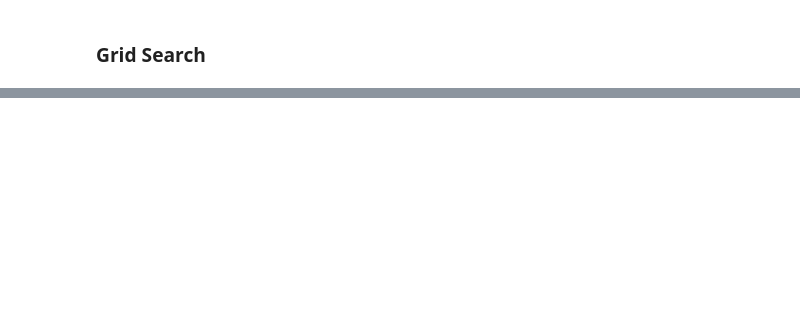
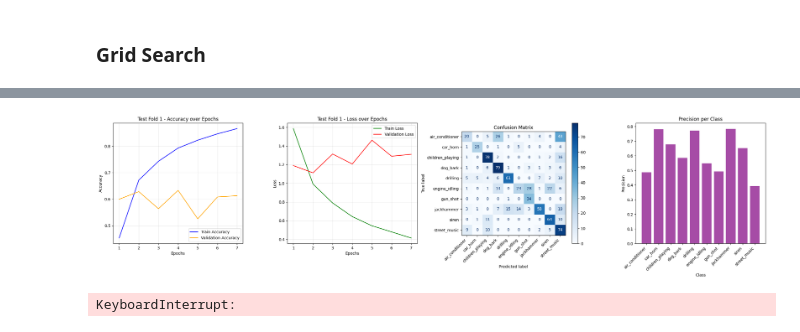
Before and after one commit to Alejandro-131004/AC-II, a Jupyter notebook: CNN.ipynb, the cells around one changed output, grey strips where cells are left out. Saved outputs shown, nothing was run; the diff lists cells and outputs as text; code cells hidden in the pictures; blank space fills up the shorter version.

```diff
--- a/CNN.ipynb
+++ b/CNN.ipynb
@@ -23,6 +0,0 @@ import pandas as pd
-# %%
-def load_fold_data(fold_number, files):
-    data = pd.read_csv(files[fold_number])
-    labels = data.pop('Label').values
-    features = data.values
-    return features, labels
@@ -256,3 +414,29 @@ GPU is not available
+# %%
+def random_search(files,cnn=1):
+    best_config_random = None
+    best_score_random = 0
+
+    if cnn==1:
+        configurations_r=configurations
+
+    if cnn==2:
+        configurations_r=configurations2d
+
+    for i in range(10):  # Number of random configurations to try
+        config = sample_random_config(configurations_r)
+        print(f"Testing configuration {i+1}: {config}")
+
+        score = cross_validate_model(config, files, cnn)  # Replace with your data
+        print(f"Validation Accuracy: {score:.4f}")
+
+        if score > best_score_random:
+            best_score_random = score
+            best_config_random = config
+
+    print(f"Best Configuration: {best_config_random}")
+    print(f"Best Validation Accuracy: {best_score_random:.4f}")
+
+    return best_config_random
 # %% [markdown]
 ### Grid Search
 # %%
@@ -300,0 +518,2 @@ Best Validation Accuracy: 0.6222
+# %%
+best_config=random_search(files)
@@ -300,0 +538,3 @@ Best Validation Accuracy: 0.6222
+# %%
+best_config['epochs']=10
+best_config
@@ -300,0 +549,3 @@ Best Validation Accuracy: 0.6222
+# %%
+cross_validate_with_test_and_plot(files, best_config)
+# %% [output]
@@ -300,0 +562,2 @@ Best Validation Accuracy: 0.6222
+[figure, added]
+KeyboardInterrupt:
```
Also changed, not shown: parts of 45 cells of this notebook, 1 other file.
